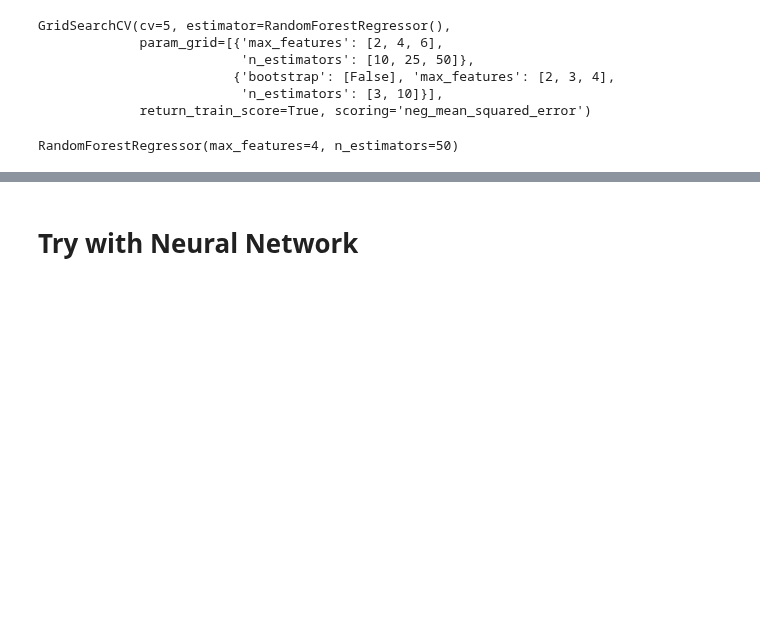
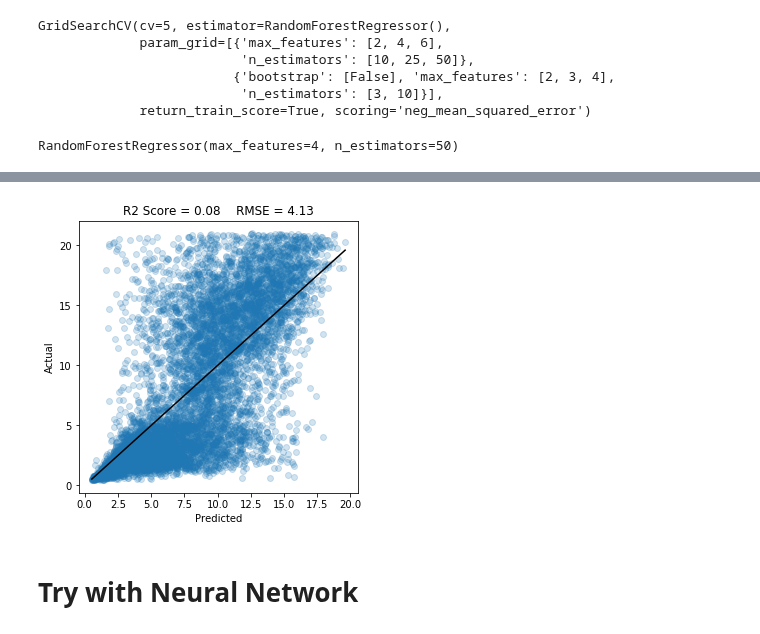
Before and after one commit to aniket-ak/Machine-Learning-CASP-Dataset, a Jupyter notebook: CASP_Exploring_Design_Space_with_pipelines.ipynb, the cells around one changed output, grey strips where cells are left out. Cells and saved outputs as stored; diff of their text form; code cells hidden in the pictures; blank space fills up the shorter version.

```diff
--- a/CASP_Exploring_Design_Space_with_pipelines.ipynb
+++ b/CASP_Exploring_Design_Space_with_pipelines.ipynb
@@ -317,3 +324,7 @@ plot_res(X_train_scaled, y_train, grid_search.best_estimator_, "")
+# %%
+plot_results(X_test_scaled, y_test, best_model, "Best Model")
+# %% [output]
+[figure, added]
 # %% [markdown]
 # Try with Neural Network
 # %% [markdown]
```
Also changed, not shown: parts of 10 cells of this notebook.
